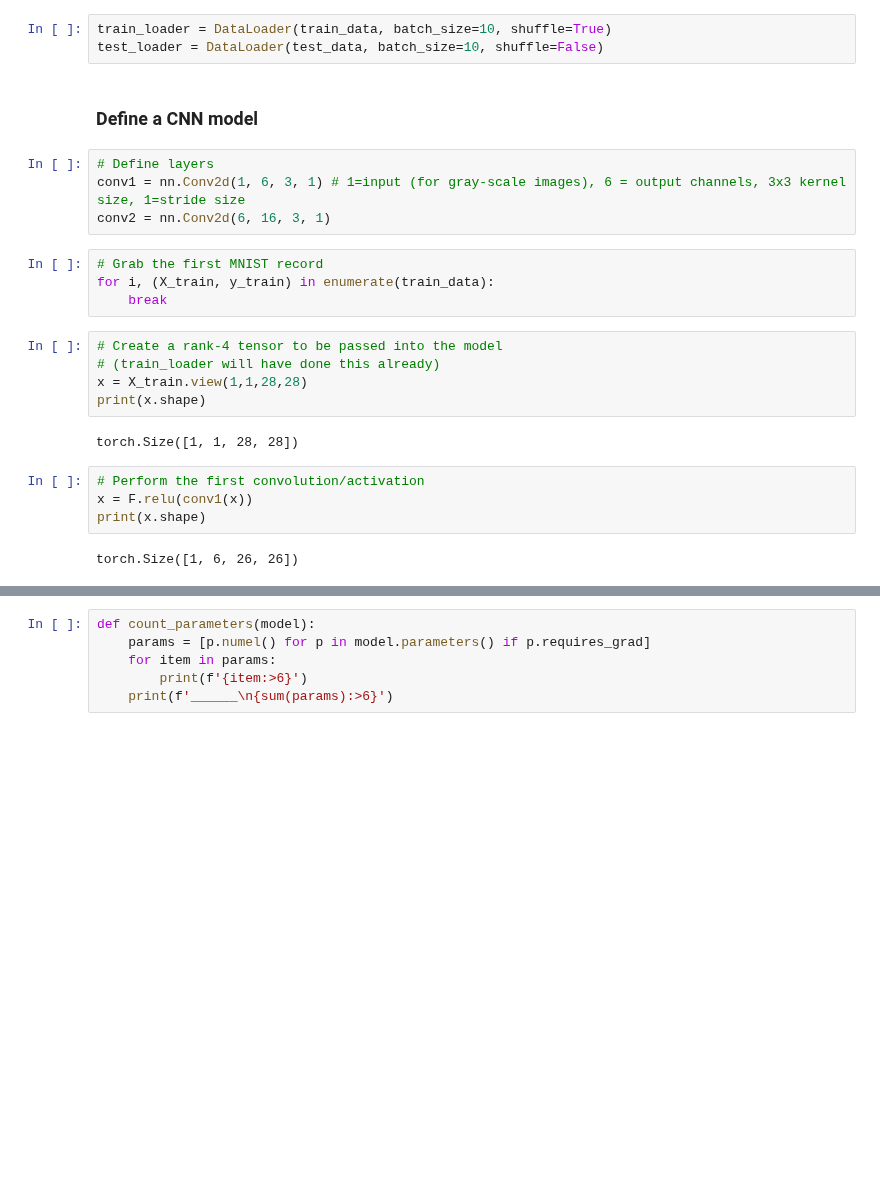
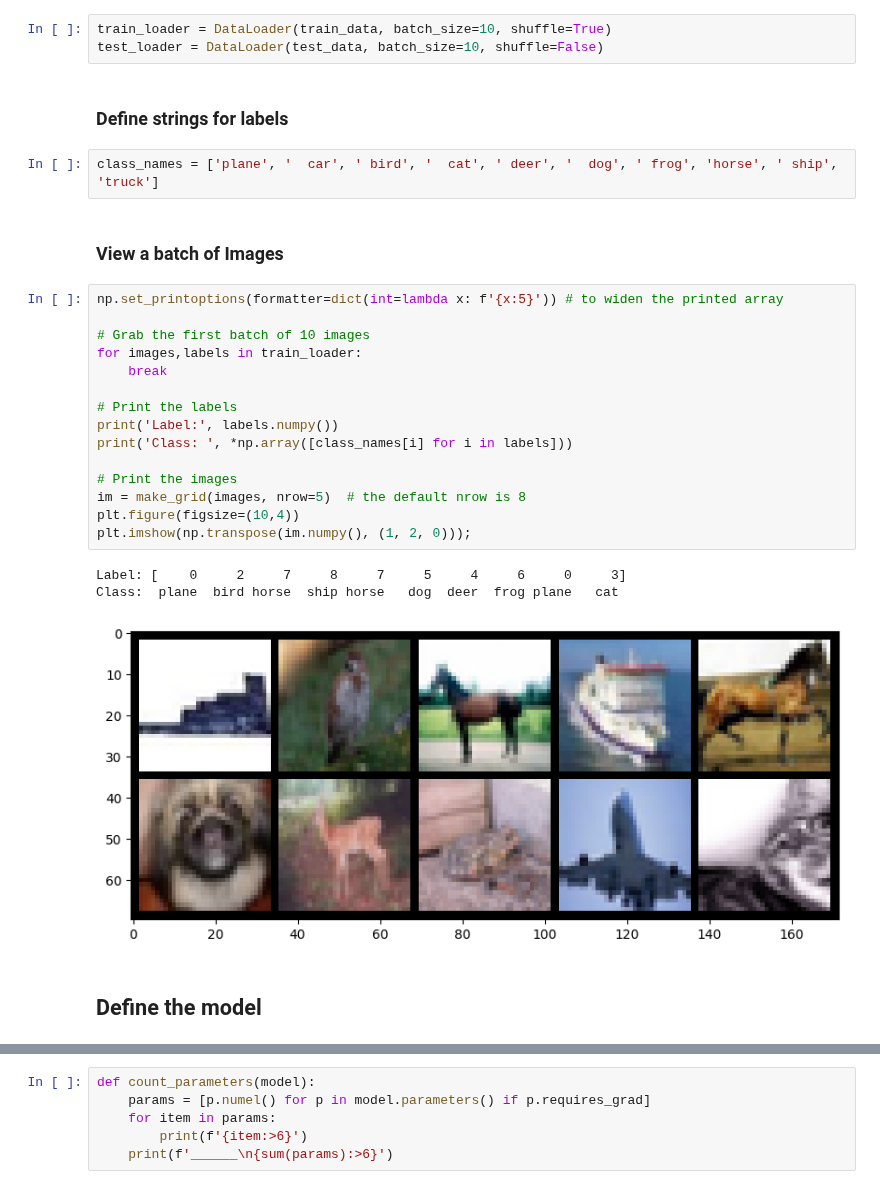
Before and after one commit to gc2321/3546-Deep-Learning, a Jupyter notebook: pytorch/1_9_cnn_cifar10_classification.ipynb, the cells around one changed output, grey strips where cells are left out. Drawn from its saved outputs; the diff is of its cells as text; blank space fills up the shorter version.

```diff
--- a/pytorch/1_9_cnn_cifar10_classification.ipynb
+++ b/pytorch/1_9_cnn_cifar10_classification.ipynb
@@ -81,26 +53,30 @@ Transform: ToTensor()
 # %%
 train_loader = DataLoader(train_data, batch_size=10, shuffle=True)
 test_loader = DataLoader(test_data, batch_size=10, shuffle=False)
+# %% [markdown]
+### Define strings for labels
+# %%
+class_names = ['plane', '  car', ' bird', '  cat', ' deer', '  dog', ' frog', 'horse', ' ship', 'truck']
+# %% [markdown]
+### View a batch of Images
+# %%
+np.set_printoptions(formatter=dict(int=lambda x: f'{x:5}')) # to widen the printed array
+
+# Grab the first batch of 10 images
+for images,labels in train_loader:
+    break
+
+# Print the labels
+print('Label:', labels.numpy())
+print('Class: ', *np.array([class_names[i] for i in labels]))
+
+# Print the images
+im = make_grid(images, nrow=5)  # the default nrow is 8
+plt.figure(figsize=(10,4))
+plt.imshow(np.transpose(im.numpy(), (1, 2, 0)));
+# %% [output]
+Label: [    0     2     7     8     7     5     4     6     0     3]
+Class:  plane  bird horse  ship horse   dog  deer  frog plane   cat
+[figure, added]
 # %% [markdown]
-### Define a CNN model
+## Define the model
-# %%
-# Define layers
-conv1 = nn.Conv2d(1, 6, 3, 1) # 1=input (for gray-scale images), 6 = output channels, 3x3 kernel size, 1=stride size
-conv2 = nn.Conv2d(6, 16, 3, 1)
-# %%
-# Grab the first MNIST record
-for i, (X_train, y_train) in enumerate(train_data):
-    break
-# %%
-# Create a rank-4 tensor to be passed into the model
-# (train_loader will have done this already)
-x = X_train.view(1,1,28,28)
-print(x.shape)
-# %% [output]
-torch.Size([1, 1, 28, 28])
-# %%
-# Perform the first convolution/activation
-x = F.relu(conv1(x))
-print(x.shape)
-# %% [output]
-torch.Size([1, 6, 26, 26])
```
Also changed, not shown: parts of 30 cells of this notebook.
